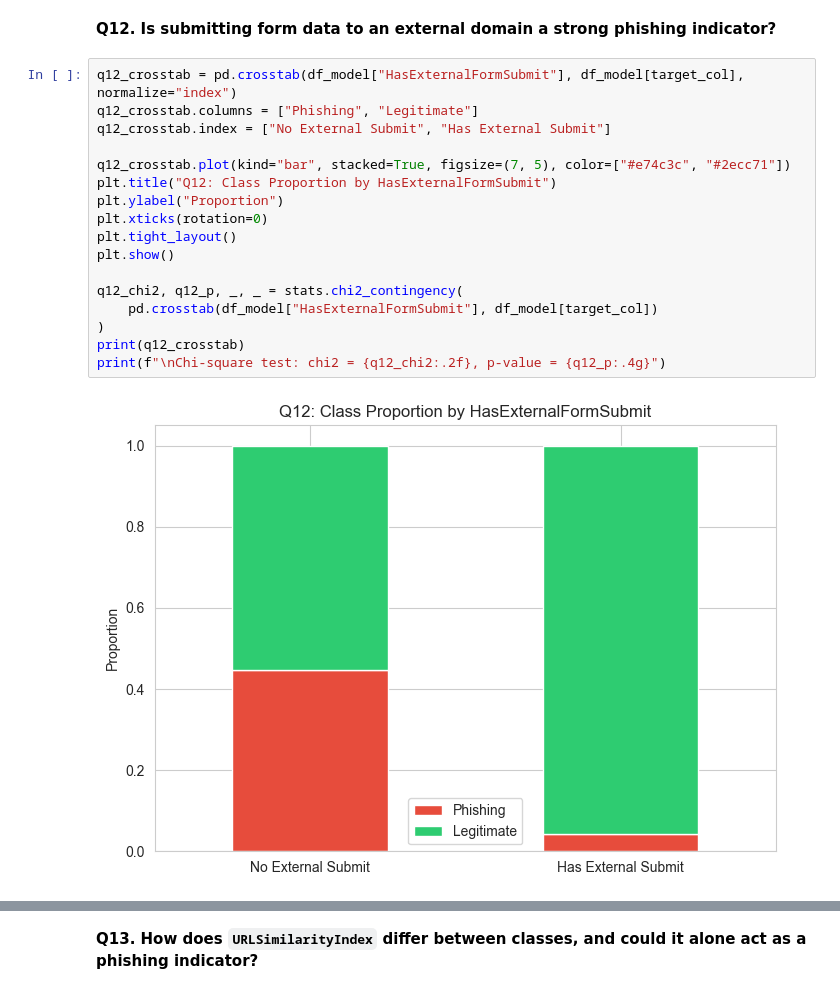
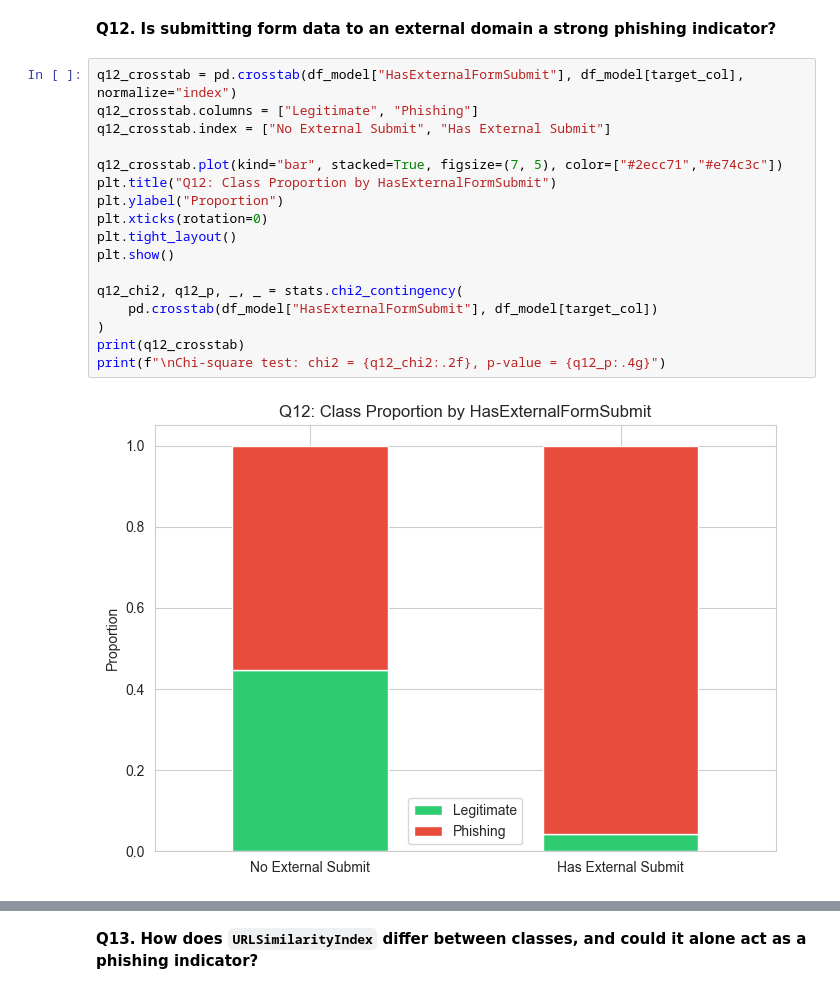
Before and after one commit to BroCoder007/Department_Of_Phisheries, a Jupyter notebook: Department_Of_Phisheries.ipynb, the cells around one changed output, grey strips where cells are left out. Saved outputs shown, nothing was run; the diff lists cells and outputs as text.

```diff
--- a/Department_Of_Phisheries.ipynb
+++ b/Department_Of_Phisheries.ipynb
@@ -741,20 +741,20 @@ Name: HasObfuscation, dtype: float64
 **Q12. Is submitting form data to an external domain a strong phishing indicator?**
 # %%
 q12_crosstab = pd.crosstab(df_model["HasExternalFormSubmit"], df_model[target_col], normalize="index")
-q12_crosstab.columns = ["Phishing", "Legitimate"]
+q12_crosstab.columns = ["Legitimate", "Phishing"]
 q12_crosstab.index = ["No External Submit", "Has External Submit"]
 
-q12_crosstab.plot(kind="bar", stacked=True, figsize=(7, 5), color=["#e74c3c", "#2ecc71"])
+q12_crosstab.plot(kind="bar", stacked=True, figsize=(7, 5), color=["#2ecc71","#e74c3c"])
 plt.title("Q12: Class Proportion by HasExternalFormSubmit")
 plt.ylabel("Proportion")
 plt.xticks(rotation=0)
 plt.tight_layout()
 plt.show()
 
 q12_chi2, q12_p, _, _ = stats.chi2_contingency(
     pd.crosstab(df_model["HasExternalFormSubmit"], df_model[target_col])
 )
 print(q12_crosstab)
 print(f"\nChi-square test: chi2 = {q12_chi2:.2f}, p-value = {q12_p:.4g}")
 # %% [output]
-[figure, old version]
+[figure, new version]
```
Also changed, not shown: parts of 13 cells of this notebook.
